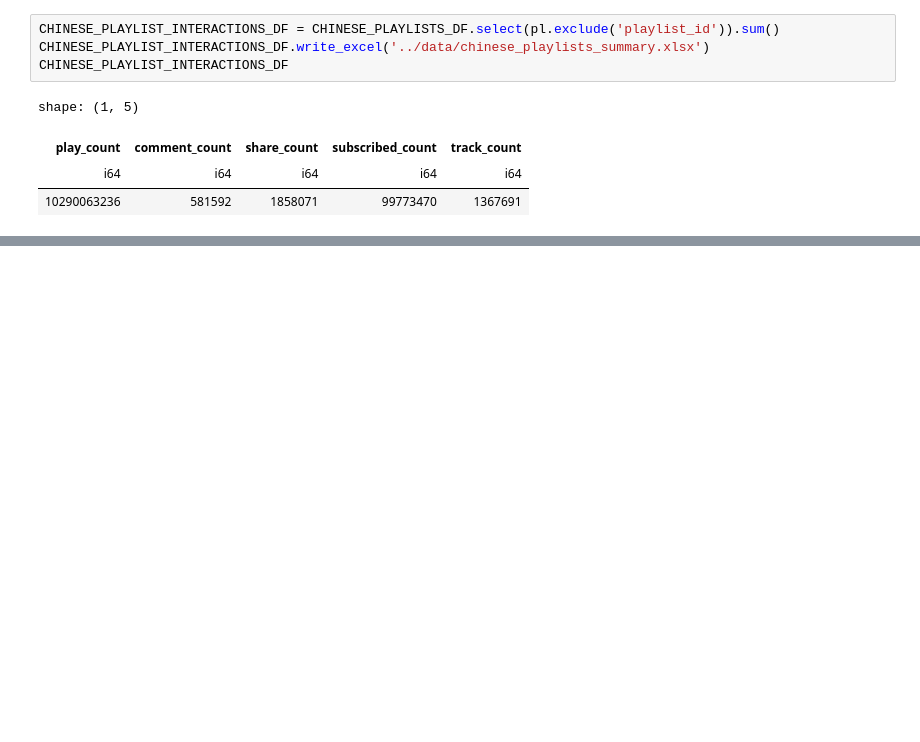
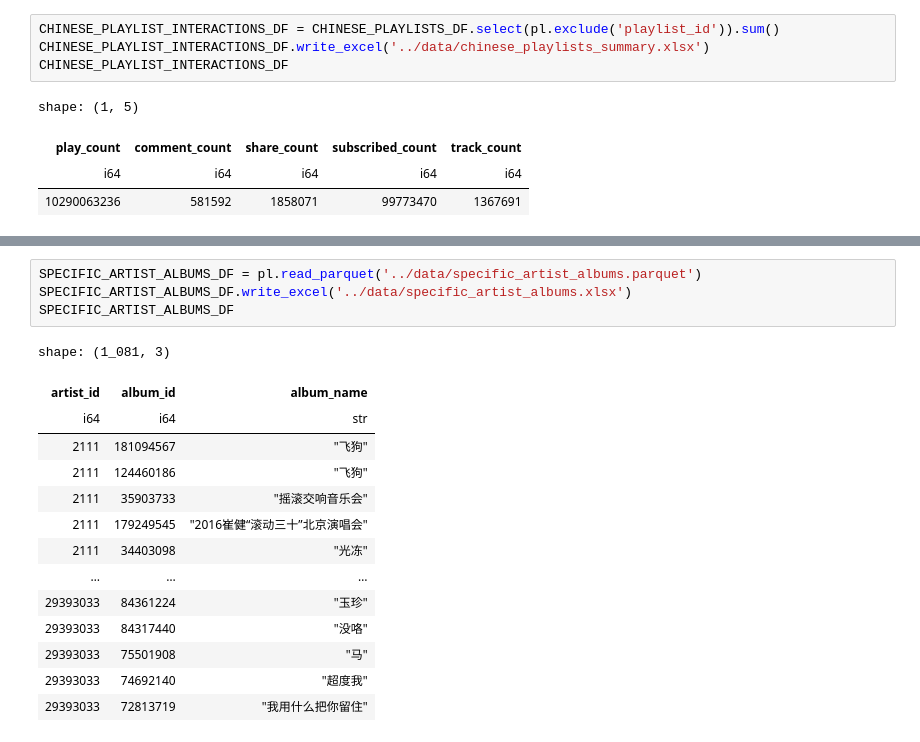
Before and after one commit to kaid/netease_music_genre_analysis, a Jupyter notebook: notes/analyze.ipynb, the cells around one changed output, grey strips where cells are left out. Cells and saved outputs as stored; diff of their text form; blank space fills up the shorter version.

```diff
--- a/notes/analyze.ipynb
+++ b/notes/analyze.ipynb
@@ -105,0 +124,19 @@ shape: (1, 5)
+# %%
+SPECIFIC_ARTIST_ALBUMS_DF = pl.read_parquet('../data/specific_artist_albums.parquet')
+SPECIFIC_ARTIST_ALBUMS_DF.write_excel('../data/specific_artist_albums.xlsx')
+SPECIFIC_ARTIST_ALBUMS_DF
+# %% [output]
+shape: (1_081, 3)
+| artist_id | album_id | album_name |
+| i64 | i64 | str |
+| 2111 | 181094567 | "飞狗" |
+| 2111 | 124460186 | "飞狗" |
+| 2111 | 35903733 | "摇滚交响音乐会" |
+| 2111 | 179249545 | "2016崔健“滚动三十”北京演唱会" |
+| 2111 | 34403098 | "光冻" |
+| … | … | … |
+| 29393033 | 84361224 | "玉珍" |
+| 29393033 | 84317440 | "没咯" |
+| 29393033 | 75501908 | "马" |
+| 29393033 | 74692140 | "超度我" |
+| 29393033 | 72813719 | "我用什么把你留住" |
```
Also changed, not shown: parts of 5 cells of this notebook, 7 other files.
